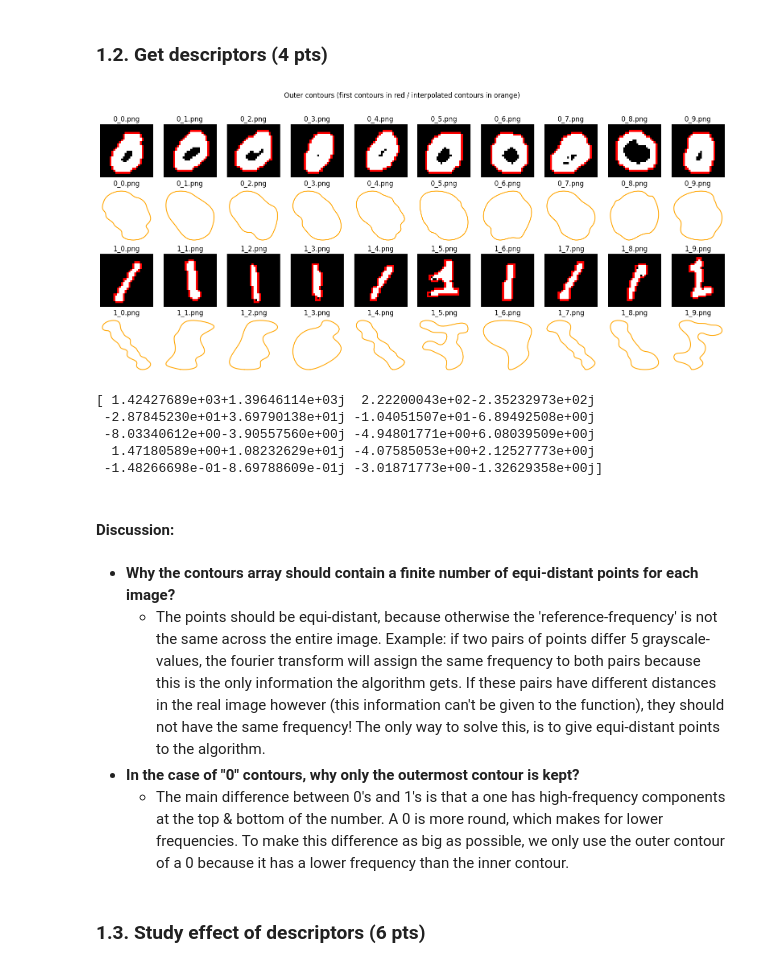
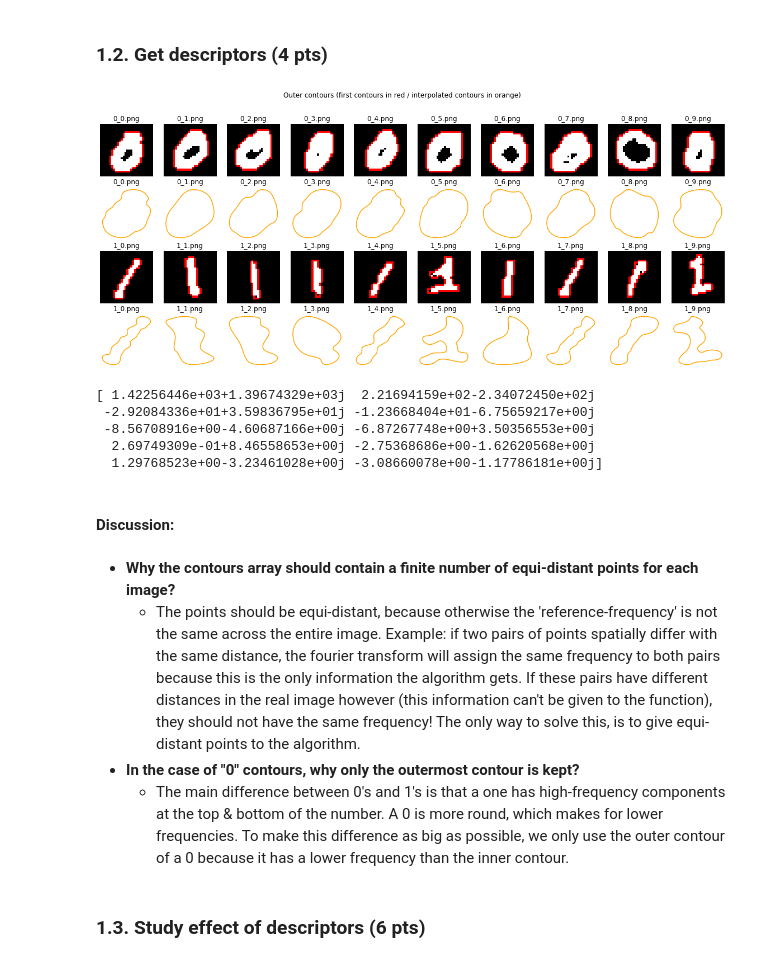
Before and after one commit to sirogosig/EE-451_code, a Jupyter notebook: labs/lab_02_object_description.ipynb, the cells around one changed output. Saved outputs shown, nothing was run; the diff lists cells and outputs as text; code cells hidden in the pictures.

```diff
--- a/labs/lab_02_object_description.ipynb
+++ b/labs/lab_02_object_description.ipynb
@@ -153,7 +153,7 @@ ones = []
 
     # pre-process, fill lists and plot
 
-fig, axes = plt.subplots(2, len(zeros_im), figsize=(20, 8))
+fig, axes = plt.subplots(2, len(zeros_im), figsize=(20, 5))
 
 # For zeros
 for ax, im, nm in zip(axes[0], zeros_im, zeros_names):
@@ -206,48 +206,48 @@ for ax0, ax1, im, nm in zip(axes[0], axes[1], zeros, zeros_names):
     xco = Co[0].T[0][0]
     yco = Co[0].T[1][0]
     data = np.array(list(zip(xco, yco)))
-    tck,u = interpolate.splprep(data.transpose(), s=1, per=1)
+    tck,u = interpolate.splprep(data.transpose(), s=1, per=1) # Find splines that fit the 2D points
     unew = np.linspace(0, 1, 100)
-    out = interpolate.splev(unew, tck)
+    out = interpolate.splev(unew, tck) # Evaluate the splines at points of interest
 
     # show contours
     ax0.imshow(cv2.drawContours(im_contours, Co, -1, (255, 0, 0), 1))
-    ax1.plot(out[0], out[1], color='orange')
+    ax1.plot(out[0], -out[1], color='orange')
     ax0.axis('off')
     ax0.set_title(nm)
     ax1.axis('off')
     ax1.set_title(nm)
 
 
 # For ones
 for ax0, ax1, im, nm in zip(axes[2], axes[3], ones, ones_names):
 
     # find contours
     im_contours = im.copy()
     im_contours = cv2.convertScaleAbs(im_contours)
     Co, _ = cv2.findContours(im_contours, cv2.RETR_EXTERNAL, cv2.CHAIN_APPROX_SIMPLE)
     im_contours = cv2.cvtColor(im_contours, cv2.COLOR_GRAY2BGR)
 
     # interpolate contours
     xco = Co[0].T[0][0]
     yco = Co[0].T[1][0]
     data = np.array(list(zip(xco, yco)))
     tck,u = interpolate.splprep(data.transpose(), s=1, per=1)
     unew = np.linspace(0, 1, 100)
     out = interpolate.splev(unew, tck)
 
     # show contours
     ax0.imshow(cv2.drawContours(im_contours, Co, -1, (255, 0, 0), 1))
-    ax1.plot(out[0], out[1], color='orange')
+    ax1.plot(out[0], -out[1], color='orange')
     ax0.axis('off')
     ax0.set_title(nm)
     ax1.axis('off')
     ax1.set_title(nm)
 
 fig.suptitle("Outer contours (first contours in red / interpolated contours in orange)")
 plt.show()
 # %% [output]
-[figure, old version]
+[figure, new version]
 # %%
 # Get the Fourier descriptors in complex definition
 
@@ -263,7 +263,7 @@ def get_descriptors(im):
     xco = Co[0].T[0][0]
     yco = Co[0].T[1][0]
     data = np.array(list(zip(xco, yco)))
-    tck,u = interpolate.splprep(data.transpose(), s=1, per=1, k=2)
+    tck,u = interpolate.splprep(data.transpose(), s=1, per=1, k=3)
     unew = np.linspace(0, 1, 100)
     out = interpolate.splev(unew, tck)
 
@@ -279,16 +279,16 @@ def get_descriptors(im):
 # Check first 10 descriptors of a test image (just to check that your pipeline works well)
 print(get_descriptors(ones[8])[:10])
 # %% [output]
-[ 1.42427689e+03+1.39646114e+03j  2.22200043e+02-2.35232973e+02j
- -2.87845230e+01+3.69790138e+01j -1.04051507e+01-6.89492508e+00j
- -8.03340612e+00-3.90557560e+00j -4.94801771e+00+6.08039509e+00j
-  1.47180589e+00+1.08232629e+01j -4.07585053e+00+2.12527773e+00j
- -1.48266698e-01-8.69788609e-01j -3.01871773e+00-1.32629358e+00j]
+[ 1.42256446e+03+1.39674329e+03j  2.21694159e+02-2.34072450e+02j
+ -2.92084336e+01+3.59836795e+01j -1.23668404e+01-6.75659217e+00j
+ -8.56708916e+00-4.60687166e+00j -6.87267748e+00+3.50356553e+00j
+  2.69749309e-01+8.46558653e+00j -2.75368686e+00-1.62620568e+00j
+  1.29768523e+00-3.23461028e+00j -3.08660078e+00-1.17786181e+00j]
 # %% [markdown]
 #### Discussion:
 # %% [markdown]
 - **Why the contours array should contain a finite number of equi-distant points for each image?**
-    - The points should be equi-distant, because otherwise the 'reference-frequency' is not the same across the entire image. Example: if two pairs of points differ 5 grayscale-values, the fourier transform will assign the same frequency to both pairs because this is the only information the algorithm gets. If these pairs have different distances in the real image however (this information can't be given to the function), they should not have the same frequency! The only way to solve this, is to give equi-distant points to the algorithm.
+    - The points should be equi-distant, because otherwise the 'reference-frequency' is not the same across the entire image. Example: if two pairs of points spatially differ with the same distance, the fourier transform will assign the same frequency to both pairs because this is the only information the algorithm gets. If these pairs have different distances in the real image however (this information can't be given to the function), they should not have the same frequency! The only way to solve this, is to give equi-distant points to the algorithm.
 - **In the case of "0" contours, why only the outermost contour is kept?**
     - The main difference between 0's and 1's is that a one has high-frequency components at the top & bottom of the number. A 0 is more round, which makes for lower frequencies. To make this difference as big as possible, we only use the outer contour of a 0 because it has a lower frequency than the inner contour.
 # %% [markdown]
```
Also changed, not shown: parts of 12 cells of this notebook.
